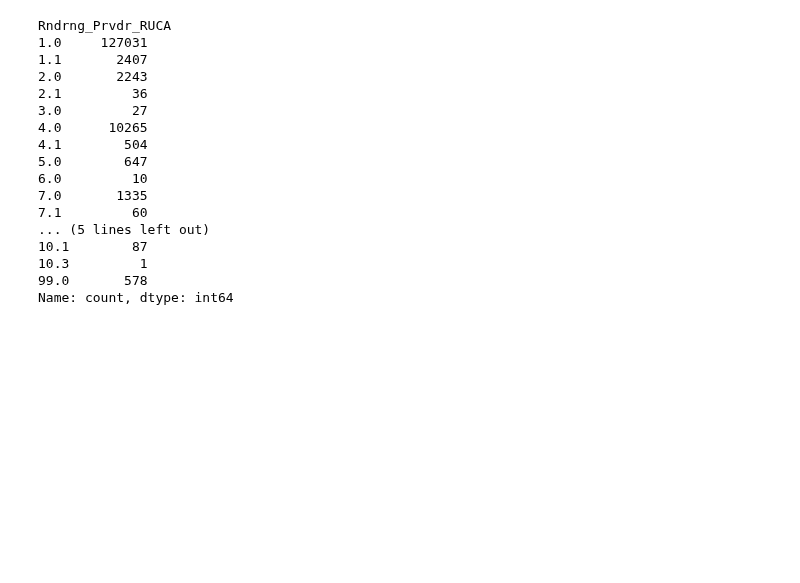
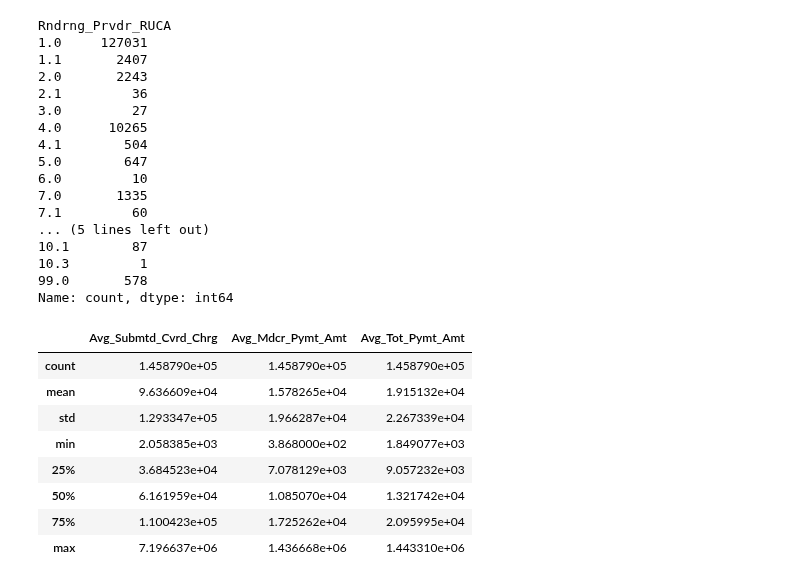
Before and after one commit to k-phantastic/CMS-DRG-Benchmarking, a Jupyter notebook: medicare_revenue_benchmarking_analysis.ipynb, the cells around one changed output. Cells and saved outputs as stored; diff of their text form; code cells hidden in the pictures; blank space fills up the shorter version.

```diff
--- a/medicare_revenue_benchmarking_analysis.ipynb
+++ b/medicare_revenue_benchmarking_analysis.ipynb
@@ -80,6 +83,19 @@ Name: count, dtype: int64
 plot = px.histogram(raw_df[raw_df['Rndrng_Prvdr_RUCA'] < 99], x='Rndrng_Prvdr_RUCA', title='Distribution of RUCA Codes (Excluding code 99)', labels={'RUCA': 'RUCA Code'}, nbins=20)
 plot.update_layout(bargap=0.1)
 plot.show()
+# %%
+# Ensure valid datas, as no 0 or negative values are expected
+raw_df[['Avg_Submtd_Cvrd_Chrg', 'Avg_Mdcr_Pymt_Amt', 'Avg_Tot_Pymt_Amt']].describe()
+# %% [output]
+|  | Avg_Submtd_Cvrd_Chrg | Avg_Mdcr_Pymt_Amt | Avg_Tot_Pymt_Amt |
+| count | 1.458790e+05 | 1.458790e+05 | 1.458790e+05 |
+| mean | 9.636609e+04 | 1.578265e+04 | 1.915132e+04 |
+| std | 1.293347e+05 | 1.966287e+04 | 2.267339e+04 |
+| min | 2.058385e+03 | 3.868000e+02 | 1.849077e+03 |
+| 25% | 3.684523e+04 | 7.078129e+03 | 9.057232e+03 |
+| 50% | 6.161959e+04 | 1.085070e+04 | 1.321742e+04 |
+| 75% | 1.100423e+05 | 1.725262e+04 | 2.095995e+04 |
+| max | 7.196637e+06 | 1.436668e+06 | 1.443310e+06 |
 # %%
 # Data cleaning and preprocessing for pipeline
 
```
Also changed, not shown: parts of 10 cells of this notebook, 1 other file.
